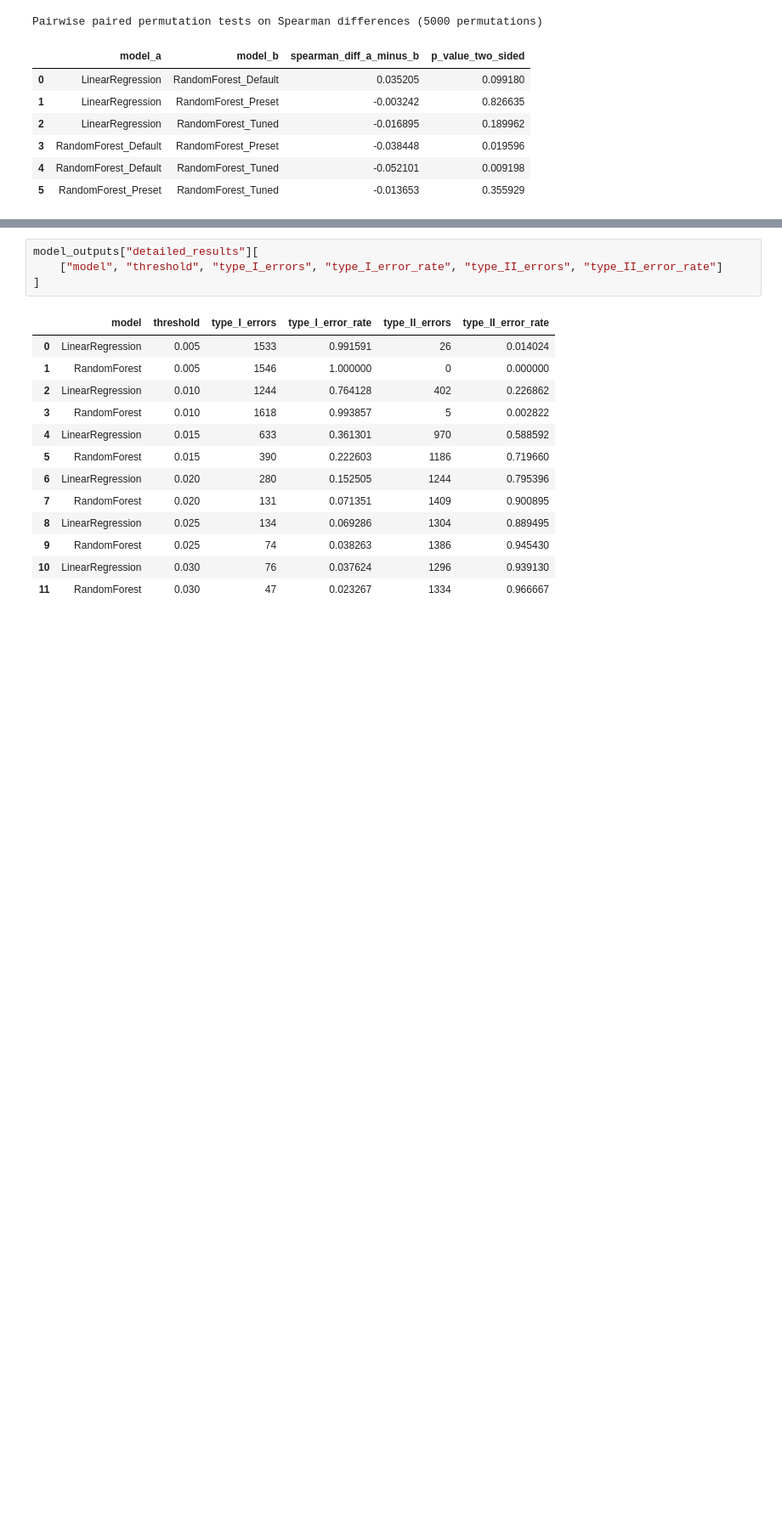
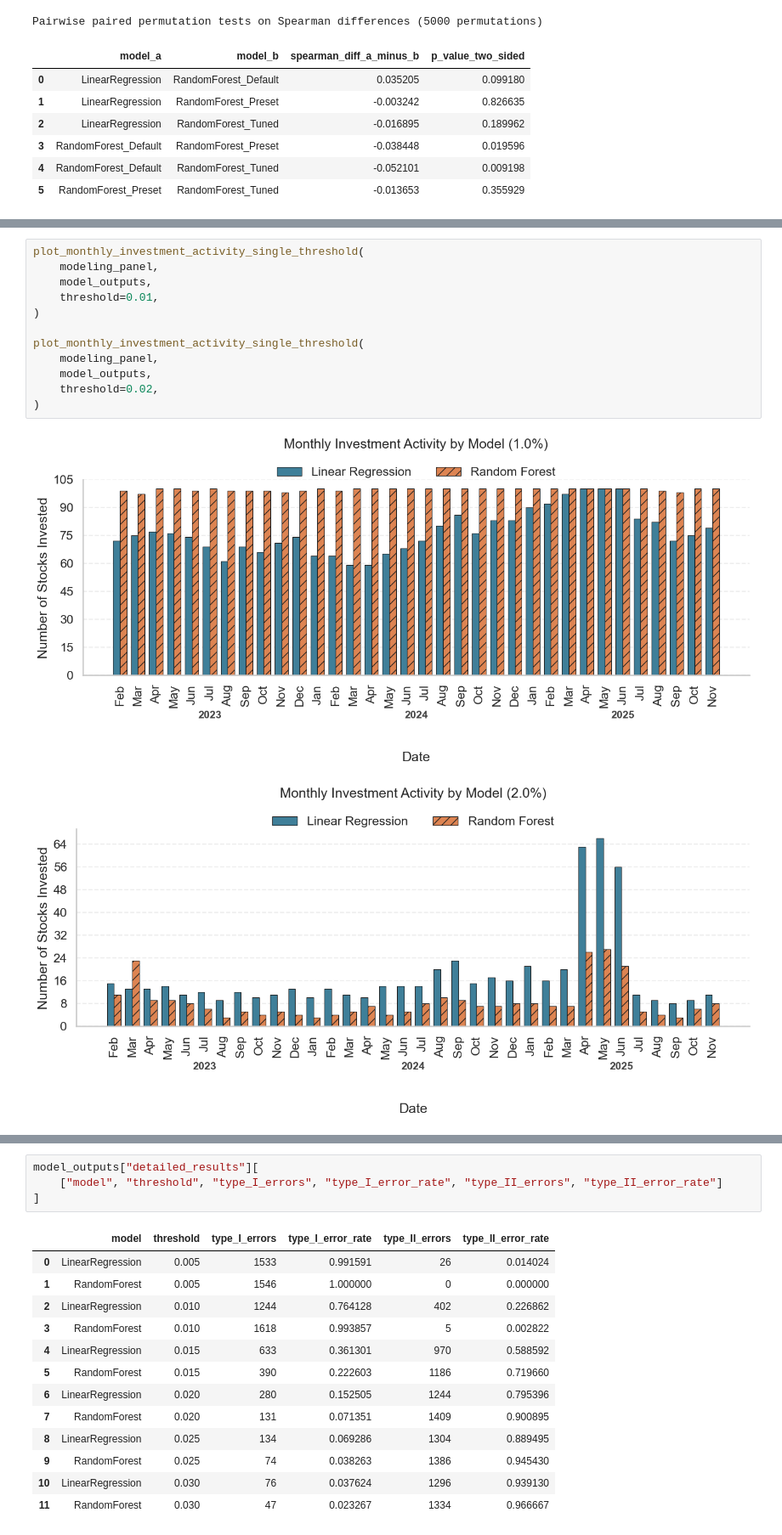
Before and after one commit to RodrigoHdRio/threshold-investment-decision-study, a Jupyter notebook: main/main.ipynb, the cells around one changed output, grey strips where cells are left out. Shown at 85% size. Saved outputs shown, nothing was run; the diff lists cells and outputs as text; blank space fills up the shorter version.

```diff
--- a/main/main.ipynb
+++ b/main/main.ipynb
@@ -1254,0 +401,15 @@ plt.show()
+# %%
+plot_monthly_investment_activity_single_threshold(
+    modeling_panel,
+    model_outputs,
+    threshold=0.01,
+)
+
+plot_monthly_investment_activity_single_threshold(
+    modeling_panel,
+    model_outputs,
+    threshold=0.02,
+)
+# %% [output]
+[figure, added]
+[figure, added]
```
Also changed, not shown: parts of 17 cells of this notebook, 3 other files.
